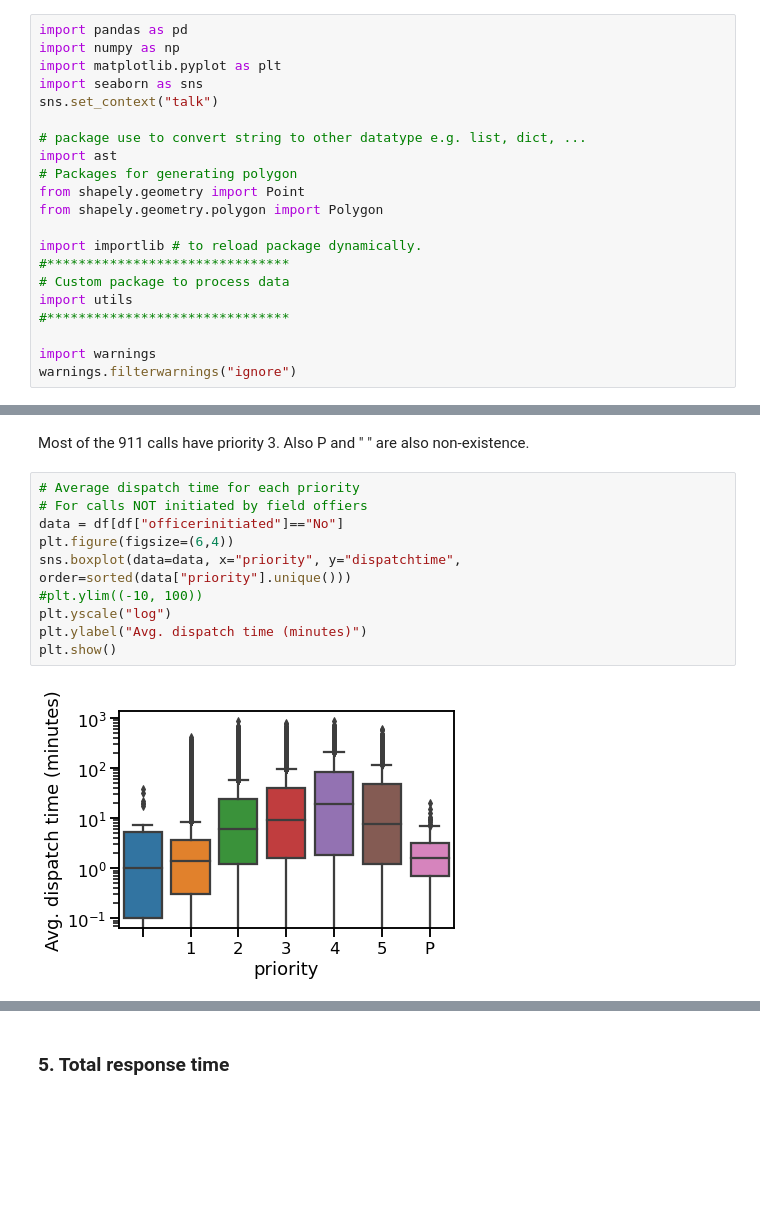
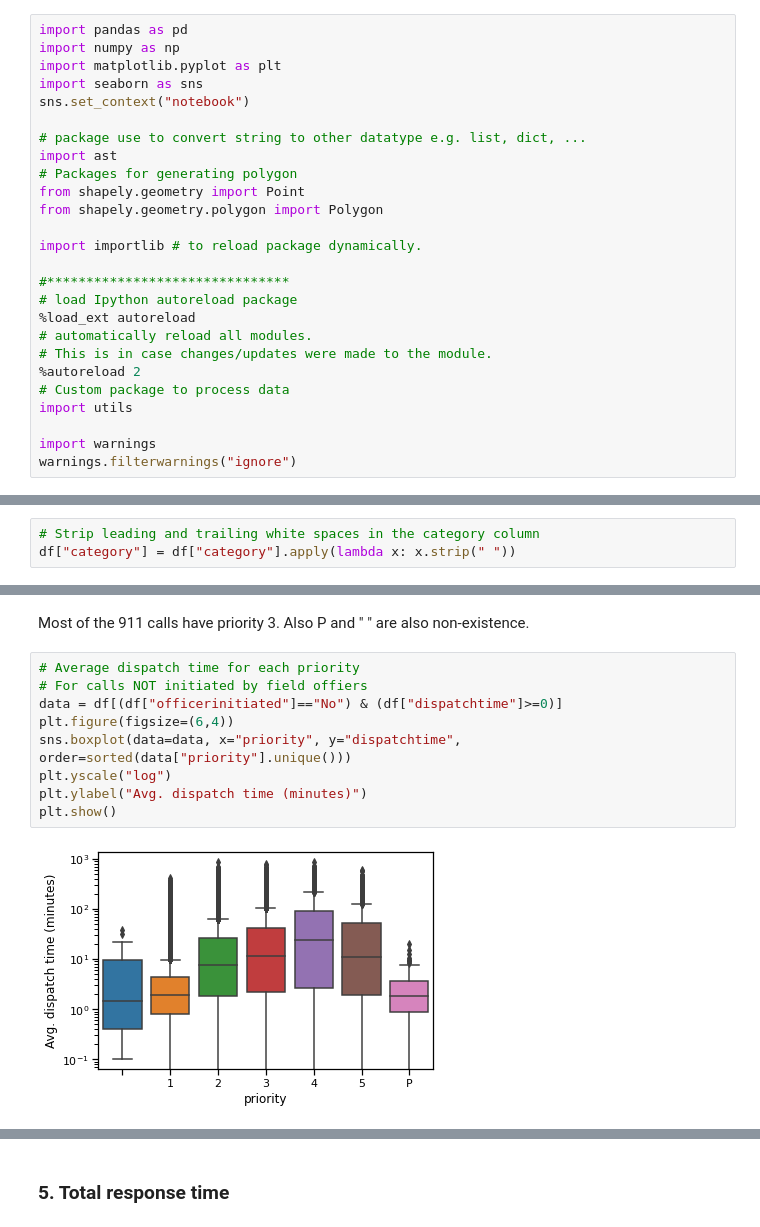
Before and after one commit to lnguyen7-ops/Emergency_calls_volume_prediction, a Jupyter notebook: 02_EDA_Cleaning_Engineering.ipynb, the cells around one changed output, grey strips where cells are left out. Cells and saved outputs as stored; diff of their text form; blank space fills up the shorter version.

Commit message:
Updated data processing

```diff
--- a/02_EDA_Cleaning_Engineering.ipynb
+++ b/02_EDA_Cleaning_Engineering.ipynb
@@ -3,7 +3,7 @@ import pandas as pd
 import numpy as np
 import matplotlib.pyplot as plt
 import seaborn as sns
-sns.set_context("talk")
+sns.set_context("notebook")
 
 # package use to convert string to other datatype e.g. list, dict, ...
 import ast
@@ -12,10 +12,15 @@ from shapely.geometry import Point
 from shapely.geometry.polygon import Polygon
 
 import importlib # to reload package dynamically.
+
 #*******************************
+# load Ipython autoreload package
+%load_ext autoreload
+# automatically reload all modules.
+# This is in case changes/updates were made to the module.
+%autoreload 2
 # Custom package to process data
 import utils
-#*******************************
 
 import warnings
 warnings.filterwarnings("ignore")
@@ -146,0 +166,3 @@ Num of neighborhoods from 911 calls:     207
+# %%
+# Strip leading and trailing white spaces in the category column
+df["category"] = df["category"].apply(lambda x: x.strip(" "))
@@ -204,13 +243,12 @@ Most of the 911 calls have priority 3. Also P and " " are also non-existence.
 # %%
 # Average dispatch time for each priority
 # For calls NOT initiated by field offiers
-data = df[df["officerinitiated"]=="No"]
+data = df[(df["officerinitiated"]=="No") & (df["dispatchtime"]>=0)]
 plt.figure(figsize=(6,4))
 sns.boxplot(data=data, x="priority", y="dispatchtime", order=sorted(data["priority"].unique()))
-#plt.ylim((-10, 100))
 plt.yscale("log")
 plt.ylabel("Avg. dispatch time (minutes)")
 plt.show()
 # %% [output]
-[figure, old version]
+[figure, new version]
 # %% [markdown]
```
Also changed, not shown: parts of 26 cells of this notebook, 3 other files.
